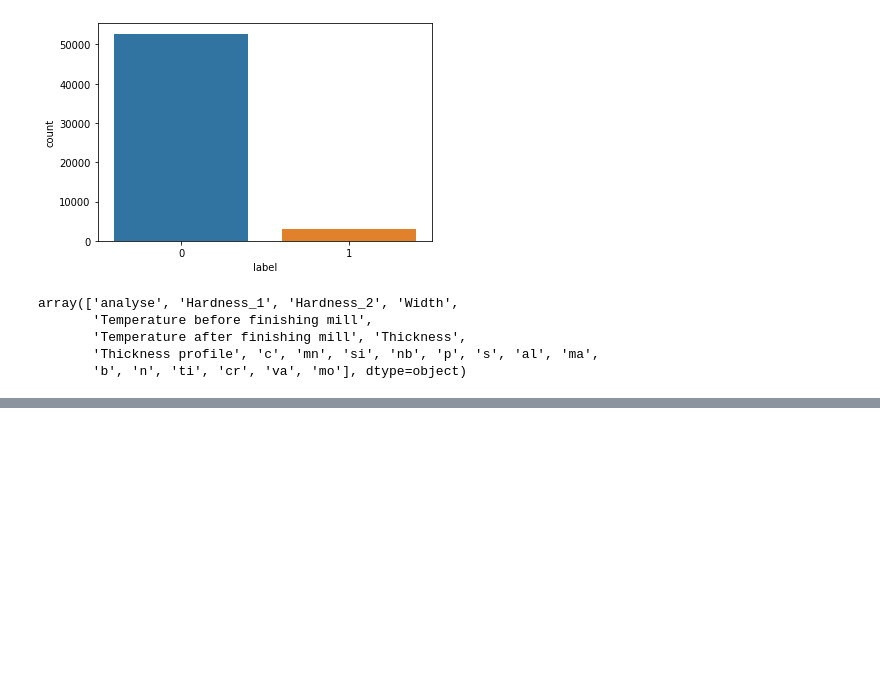
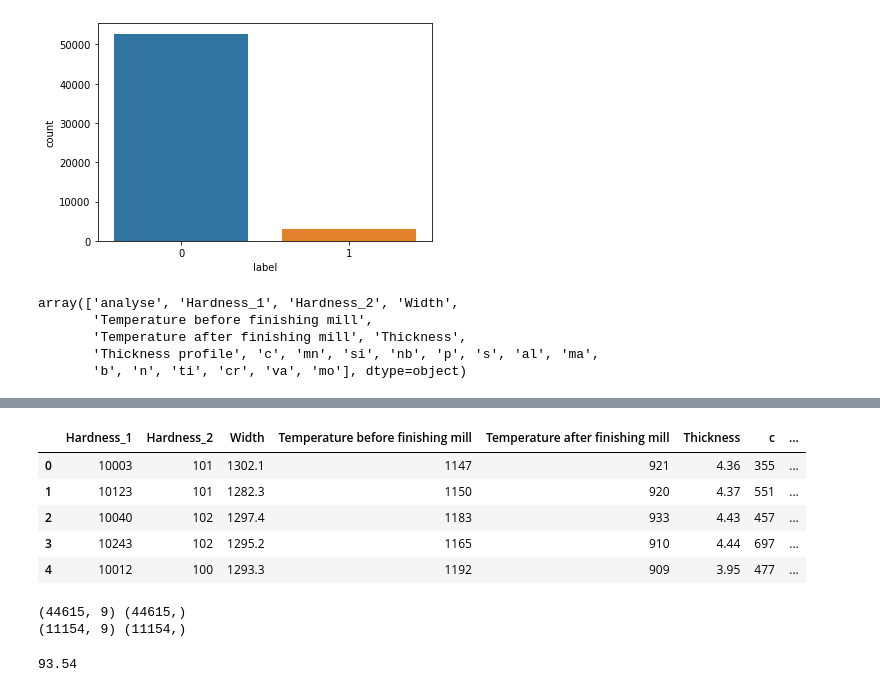
Before and after one commit to HavvaEb/ArcelorMittal_project, a Jupyter notebook: classification.ipynb, the cells around one changed output, grey strips where cells are left out. Cells and saved outputs as stored; diff of their text form; code cells hidden in the pictures; blank space fills up the shorter version.

```diff
--- a/classification.ipynb
+++ b/classification.ipynb
@@ -108,0 +95,39 @@ Name: label, dtype: int64
+# %%
+#X=pd.concat([df1.iloc[:,4:10], df1.iloc[:,11:14], df1.iloc[:,15:19], df1.iloc[:,20:25]],axis=1)
+X=pd.concat([df1.iloc[:,4:10], df1.iloc[:,11:14]],axis=1)
+y=df2.iloc[:,1]
+#df1.iloc[:,12:]
+
+X.head()
+# %% [output]
+|  | Hardness_1 | Hardness_2 | Width | Temperature before finishing mill | Temperature after finishing mill | Thickness | c | ... |
+| 0 | 10003 | 101 | 1302.1 | 1147 | 921 | 4.36 | 355 | ... |
+| 1 | 10123 | 101 | 1282.3 | 1150 | 920 | 4.37 | 551 | ... |
+| 2 | 10040 | 102 | 1297.4 | 1183 | 933 | 4.43 | 457 | ... |
+| 3 | 10243 | 102 | 1295.2 | 1165 | 910 | 4.44 | 697 | ... |
+| 4 | 10012 | 100 | 1293.3 | 1192 | 909 | 3.95 | 477 | ... |
+# %%
+# Split dataframe into random train and test subsets
+from sklearn.model_selection import train_test_split
+
+X_train, X_test, Y_train, Y_test = train_test_split(
+    X,
+    y,
+    test_size = 0.2,
+    random_state=35
+)
+
+print(X_train.shape, Y_train.shape)
+print(X_test.shape, Y_test.shape)
+# %% [output]
+(44615, 9) (44615,)
+(11154, 9) (11154,)
+# %%
+#Decision Tree classification
+decision_tree = DecisionTreeClassifier()
+decision_tree = decision_tree.fit(X_train, Y_train)
+
+acc_decision_tree = round(decision_tree.score(X_test, Y_test) * 100, 2)
+acc_decision_tree
+# %% [output]
+93.54
```
Also changed, not shown: parts of 10 cells of this notebook.
